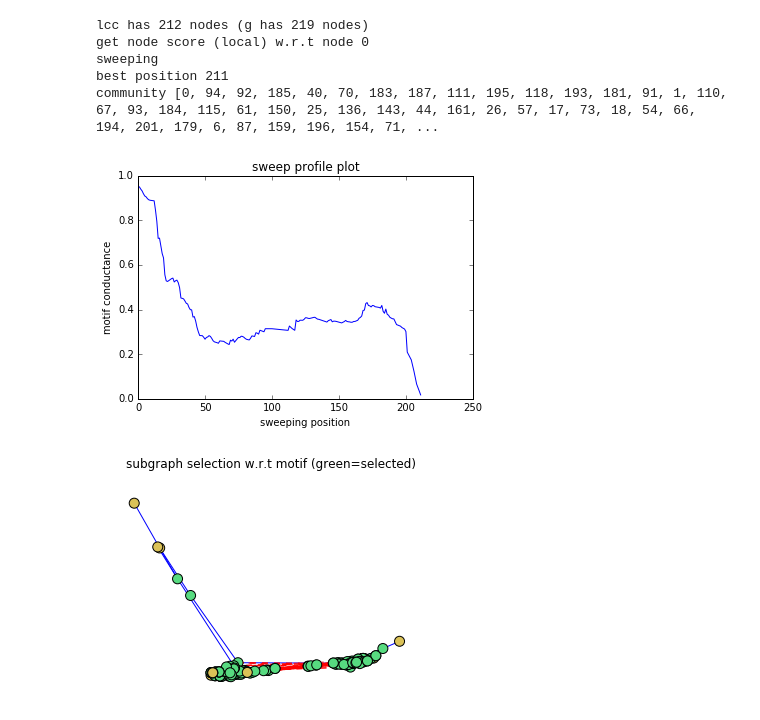
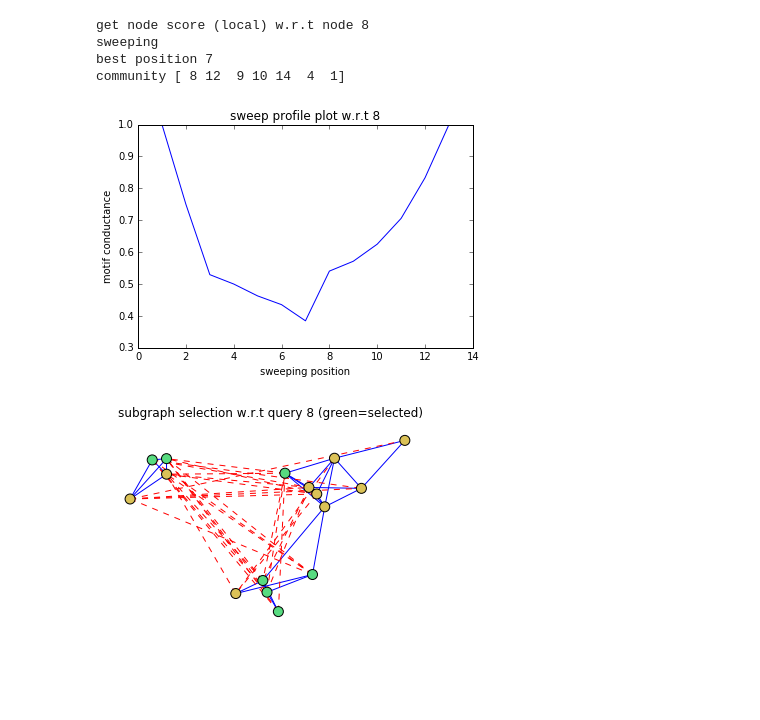
Before and after one commit to xiaohan2012/signed-local-community, a Jupyter notebook: motif-clustering.ipynb, the cells around one changed output. Drawn from its saved outputs; the diff is of its cells as text; code cells hidden in the pictures; blank space fills up the shorter version.

```diff
--- a/motif-clustering.ipynb
+++ b/motif-clustering.ipynb
@@ -63,65 +89,42 @@ fig.savefig(fig_dir + '/motif-graph.' + FIG_FORMAT)
 # %%
-lcc = get_lcc(g_motif)
+print('get node score (local) w.r.t node {}'.format(query))
+z_vect = pr_score(g_motif, query, alpha)
 
-node_lcc2g = {}
-node_g2lcc = {}
-for lcc_u, g_u in enumerate(lcc.nodes()):
-    node_lcc2g[lcc_u] = g_u
-    node_g2lcc[g_u] = lcc_u
+deg = flatten(W.sum(axis=1))
+node_scores = z_vect / deg
+node_scores[np.isnan(node_scores)] = 0 # nan due to singleton nodes
 
-query_in_lcc = node_g2lcc.get(query)
-if query_in_lcc is None:
-    print('query {} is excluded from LCC'.format(query))
+n_candidates = (deg > 0).sum()
+print('sweeping')
 
-lcc = nx.relabel_nodes(lcc, mapping=node_g2lcc, copy=True)
+order = np.argsort(node_scores)[::-1]
+sweep_scores = conductance_by_sweeping(W, order)
 
-print('lcc has {} nodes (g has {} nodes)'.format(lcc.number_of_nodes(), g.number_of_nodes()))
-L_n = normalized_laplacian(nx.adj_matrix(lcc, weight='weight'))
-
-if MODE == 'GLOBAL':
-    print('get node score (global)')
-    _, eigvec = eigs(L_n.asfptype(), k=2, which='SM')
-    z_vect = eigvec[:, 1]
-elif MODE == 'LOCAL':
-    print('get node score (local) w.r.t node {}'.format(query))
-    z_vect = pr_score(lcc, query_in_lcc, alpha)
-deg = lcc.degree(weight='weight')
-deg = dict2array(dict(deg))
-
-node_scores = z_vect / deg
-
-print('sweeping')
-order = np.argsort(node_scores)[::-1]
-sweep_positions = []
-sweep_scores = []
-for i in range(1, len(order)):  # omit the last entry
-    sweep_positions.append(i)
-    s = conductance(lcc, order[:i])
-    sweep_scores.append(s)
+# only consider non-nan scores
+sweep_scores = sweep_scores[np.logical_not(np.isnan(sweep_scores))]
+sweep_positions = np.arange(1, len(sweep_scores)+1)
 
 
 fig, ax = plt.subplots(1, 1)
 ax.plot(sweep_positions, sweep_scores)
-ax.set_title('sweep profile plot')
+ax.set_title('sweep profile plot w.r.t {}'.format(query))
 ax.set_xlabel('sweeping position')
 ax.set_ylabel('motif conductance')
 
 # get the best community
 best_pos = np.argmin(sweep_scores)
 comm = order[:best_pos+1]
 print('best position', best_pos+1)
 
 # map back the lcc nodes to g
-comm = [node_lcc2g[n] for n in comm]
 print('community', comm)
 fig.savefig(fig_dir + '/sweep-profile-plot.' + FIG_FORMAT)
 # %% [output]
-lcc has 212 nodes (g has 219 nodes)
-get node score (local) w.r.t node 0
+get node score (local) w.r.t node 8
 sweeping
-best position 211
-community [0, 94, 92, 185, 40, 70, 183, 187, 111, 195, 118, 193, 181, 91, 1, 110, 67, 93, 184, 115, 61, 150, 25, 136, 143, 44, 161, 26, 57, 17, 73, 18, 54, 66, 194, 201, 179, 6, 87, 159, 196, 154, 71, ...
+best position 7
+community [ 8 12  9 10 14  4  1]
-[figure, old version]
+[figure, new version]
 # %%
 pal = sns.color_palette('hls', 8)
 # sns.palplot(pal)
@@ -137,9 +140,9 @@ for i in np.arange(g.number_of_nodes()):
 fig, ax = get_borderless_fig()
 nx.draw_networkx_nodes(g, pos, node_color=node_color, node_size=100, ax=ax)
 draw_edges(g, pos, ax=ax)
-ax.set_title('subgraph selection w.r.t motif (green=selected)')
+ax.set_title('subgraph selection w.r.t query {} (green=selected)'.format(query))
 fig.savefig(fig_dir + '/subgraph-selection.' + FIG_FORMAT)
 # %% [output]
-[figure, old version]
+[figure, new version]
 # %%
 subg = g.subgraph(comm)
```
Also changed, not shown: parts of 8 cells of this notebook, 1 other file.
